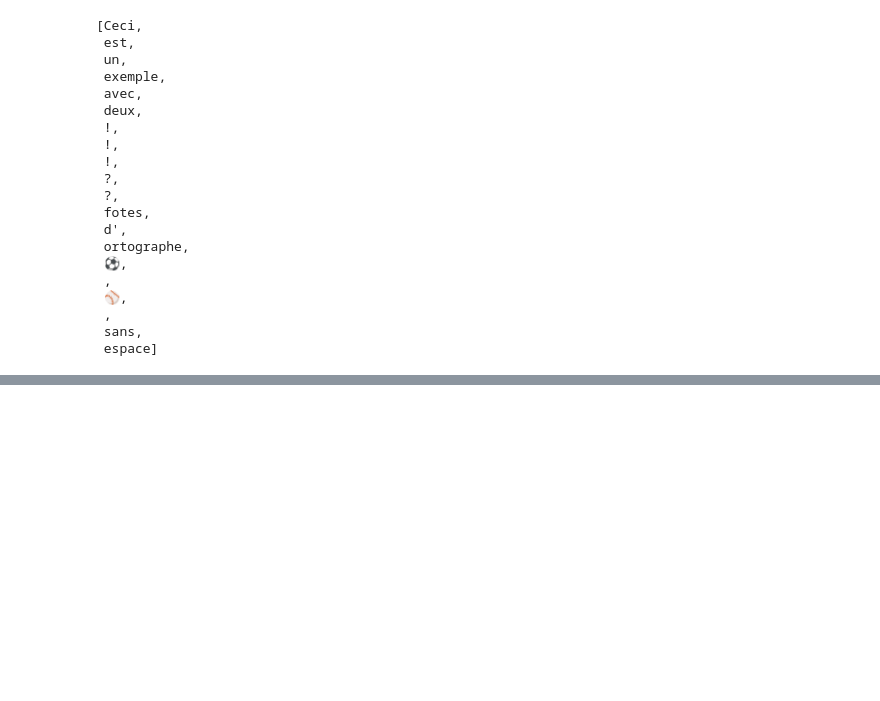
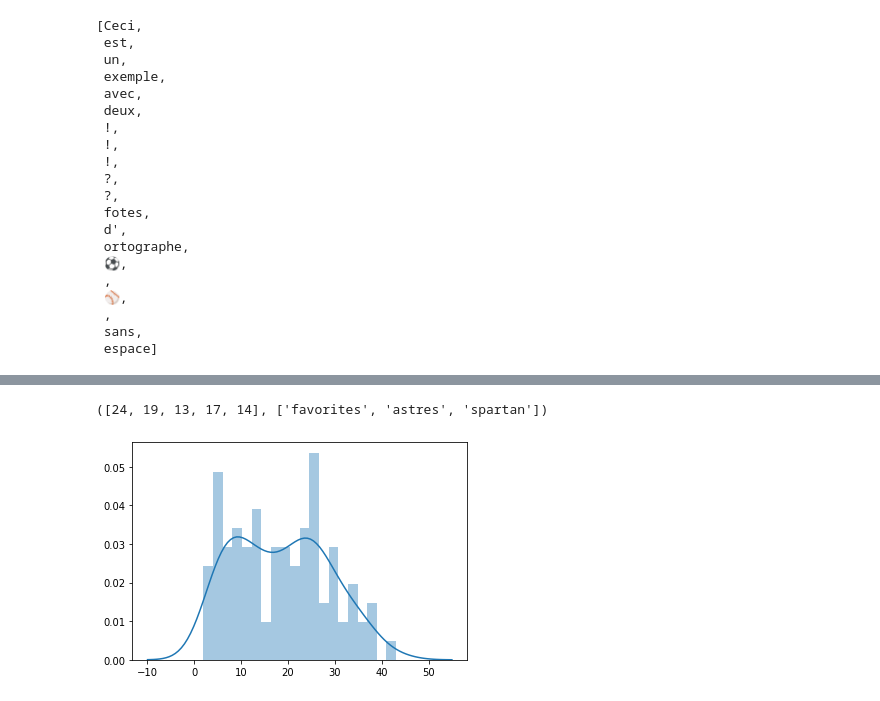
Before and after one commit to DITEP/KmemBERT, a Jupyter notebook: data_analysis.ipynb, the cells around one changed output, grey strips where cells are left out. Drawn from its saved outputs; the diff is of its cells as text; code cells hidden in the pictures; blank space fills up the shorter version.

Commit message:
saving graphs for data analysis Notebook

```diff
--- a/data_analysis.ipynb
+++ b/data_analysis.ipynb
@@ -147,0 +182,41 @@ list(nlp(tweet))
+# %%
+def in_camembert_voc(word):
+    return car + word in voc
+
+def analyze(tweet):
+    words = list(map(str, nlp(tweet)))
+    known = spell.known(words)
+    known_corrected = spell.known(list(map(spell.correction, words)))
+    unknown_camembert_words = [word for word in known_corrected if not in_camembert_voc(word)]
+    return [len(words), len(set(words)), len(known), len(known_corrected), len(known_corrected) - len(unknown_camembert_words)], unknown_camembert_words
+# %%
+analyze(tweet)
+# %% [output]
+([24, 19, 13, 17, 14], ['favorites', 'astres', 'spartan'])
+# %%
+n_tweets = 100
+
+df_chunk = pd.read_csv('french_tweets.csv', chunksize=5)
+stats = []
+counter = Counter()
+
+for chunk in df_chunk:
+    for tweet in chunk.text:
+        stat, l = analyze(tweet)
+        stats.append(stat)
+        counter.update(l)
+    if len(stats) >= n_tweets:
+        break
+# %%
+stats = np.array(stats)
+# %%
+n_words = stats[:,0]
+n_distinct_words = stats[:,1]
+n_known = stats[:,2]
+n_known_corrected = stats[:,3]
+n_known_camenbert = stats[:,4]
+# %%
+sns.distplot(n_words, bins=20)
+plt.show()
+# %% [output]
+[figure, added]
```
Also changed, not shown: parts of 12 cells of this notebook, 2 other files.
